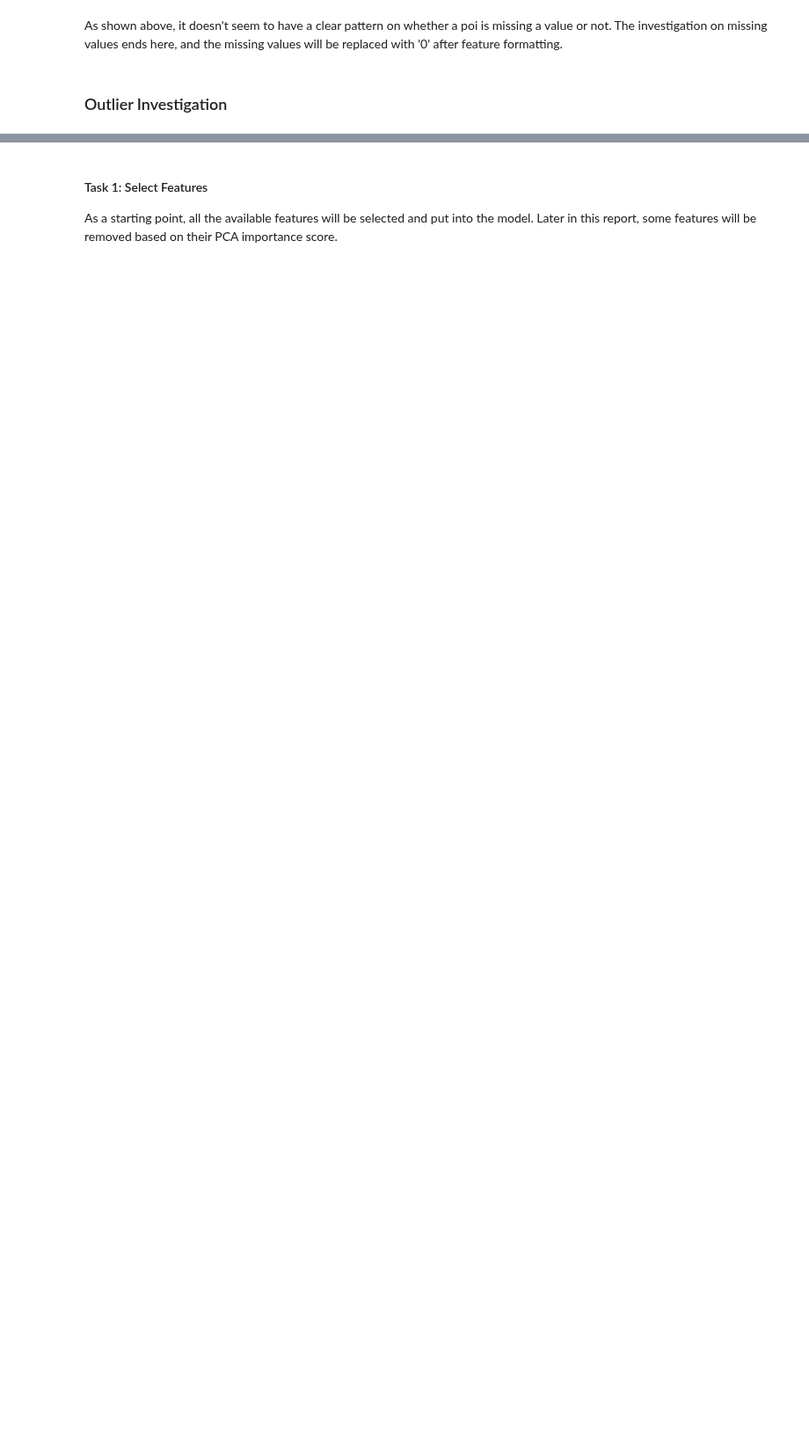
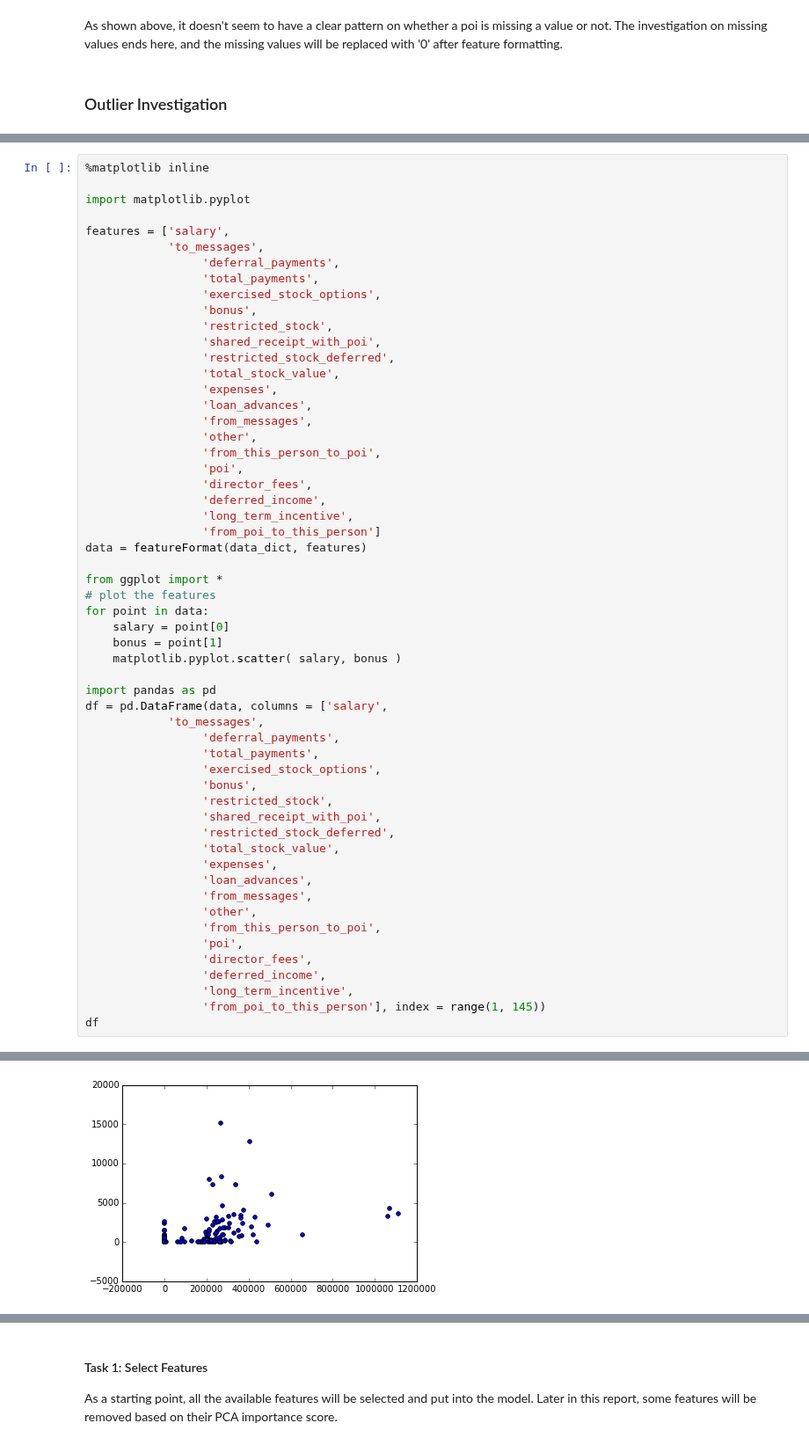
Before and after one commit to yyforyongyu/fraud-detection-enron, a Jupyter notebook: final_project/poi_id.ipynb, the cells around one changed output, grey strips where cells are left out. Shown at 88% size. Saved outputs shown, nothing was run; the diff lists cells and outputs as text; blank space fills up the shorter version.

Commit message:
working on plots

```diff
--- a/final_project/poi_id.ipynb
+++ b/final_project/poi_id.ipynb
@@ -217,0 +222,57 @@ As shown above, it doesn't seem to have a clear pattern on whether a poi is miss
+# %%
+%matplotlib inline
+
+import matplotlib.pyplot
+
+features = ['salary',
+            'to_messages',
+                 'deferral_payments',
+                 'total_payments',
+                 'exercised_stock_options',
+                 'bonus',
+                 'restricted_stock',
+                 'shared_receipt_with_poi',
+                 'restricted_stock_deferred',
+                 'total_stock_value',
+                 'expenses',
+                 'loan_advances',
+                 'from_messages',
+                 'other',
+                 'from_this_person_to_poi',
+                 'poi',
+                 'director_fees',
+                 'deferred_income',
+                 'long_term_incentive',
+                 'from_poi_to_this_person']
+data = featureFormat(data_dict, features)
+
+from ggplot import *
+# plot the features
+for point in data:
+    salary = point[0]
+    bonus = point[1]
+    matplotlib.pyplot.scatter( salary, bonus )
+
+import pandas as pd
+df = pd.DataFrame(data, columns = ['salary',
+            'to_messages',
+                 'deferral_payments',
+                 'total_payments',
+                 'exercised_stock_options',
+                 'bonus',
+                 'restricted_stock',
+                 'shared_receipt_with_poi',
+                 'restricted_stock_deferred',
+                 'total_stock_value',
+                 'expenses',
+                 'loan_advances',
+                 'from_messages',
+                 'other',
+                 'from_this_person_to_poi',
+                 'poi',
+                 'director_fees',
+                 'deferred_income',
+                 'long_term_incentive',
+                 'from_poi_to_this_person'], index = range(1, 145))
+df
+# %% [output]
@@ -217,0 +297 @@ As shown above, it doesn't seem to have a clear pattern on whether a poi is miss
+[figure, added]
```
Also changed, not shown: parts of 21 cells of this notebook, 1 other file.
